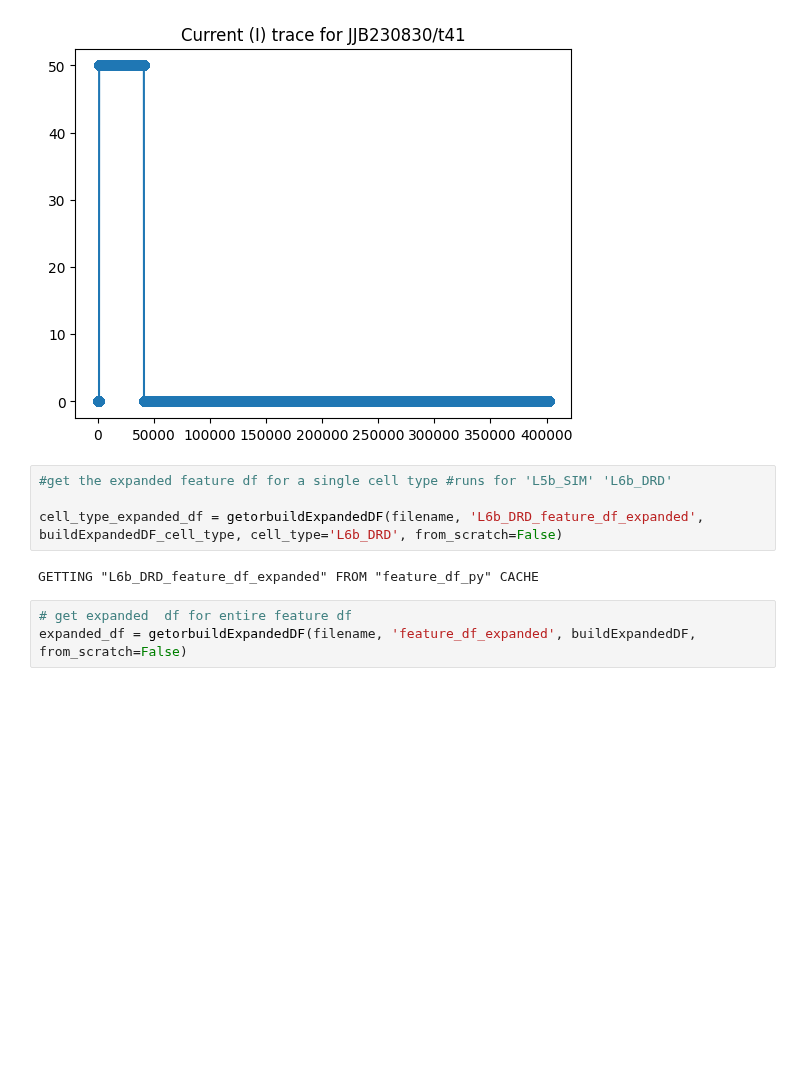
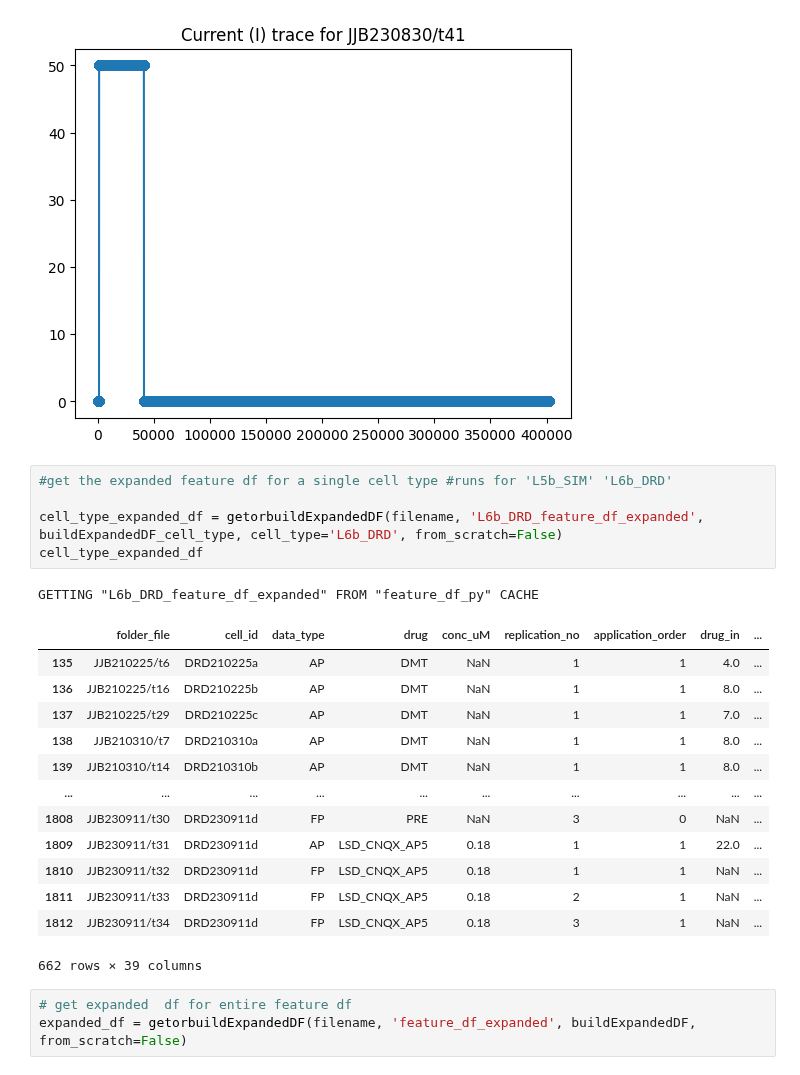
Before and after one commit to jjb-hub/IGOR_phd, a Jupyter notebook: RUN.ipynb, the cells around one changed output. Cells and saved outputs as stored; diff of their text form; blank space fills up the shorter version.

```diff
--- a/RUN.ipynb
+++ b/RUN.ipynb
@@ -40,9 +40,23 @@ quick_plot_file(filename, 'JJB230830/t41')
 # %%
 #get the expanded feature df for a single cell type #runs for 'L5b_SIM' 'L6b_DRD'
 
 cell_type_expanded_df = getorbuildExpandedDF(filename, 'L6b_DRD_feature_df_expanded', buildExpandedDF_cell_type, cell_type='L6b_DRD', from_scratch=False)
+cell_type_expanded_df
 # %% [output]
 GETTING "L6b_DRD_feature_df_expanded" FROM "feature_df_py" CACHE
+|  | folder_file | cell_id | data_type | drug | conc_uM | replication_no | application_order | drug_in | ... |
+| 135 | JJB210225/t6 | DRD210225a | AP | DMT | NaN | 1 | 1 | 4.0 | ... |
+| 136 | JJB210225/t16 | DRD210225b | AP | DMT | NaN | 1 | 1 | 8.0 | ... |
+| 137 | JJB210225/t29 | DRD210225c | AP | DMT | NaN | 1 | 1 | 7.0 | ... |
+| 138 | JJB210310/t7 | DRD210310a | AP | DMT | NaN | 1 | 1 | 8.0 | ... |
+| 139 | JJB210310/t14 | DRD210310b | AP | DMT | NaN | 1 | 1 | 8.0 | ... |
+| ... | ... | ... | ... | ... | ... | ... | ... | ... | ... |
+| 1808 | JJB230911/t30 | DRD230911d | FP | PRE | NaN | 3 | 0 | NaN | ... |
+| 1809 | JJB230911/t31 | DRD230911d | AP | LSD_CNQX_AP5 | 0.18 | 1 | 1 | 22.0 | ... |
+| 1810 | JJB230911/t32 | DRD230911d | FP | LSD_CNQX_AP5 | 0.18 | 1 | 1 | NaN | ... |
+| 1811 | JJB230911/t33 | DRD230911d | FP | LSD_CNQX_AP5 | 0.18 | 2 | 1 | NaN | ... |
+| 1812 | JJB230911/t34 | DRD230911d | FP | LSD_CNQX_AP5 | 0.18 | 3 | 1 | NaN | ... |
+662 rows × 39 columns
 # %%
 # get expanded  df for entire feature df
 expanded_df = getorbuildExpandedDF(filename, 'feature_df_expanded', buildExpandedDF, from_scratch=False)
```
Also changed, not shown: 2 other files.
